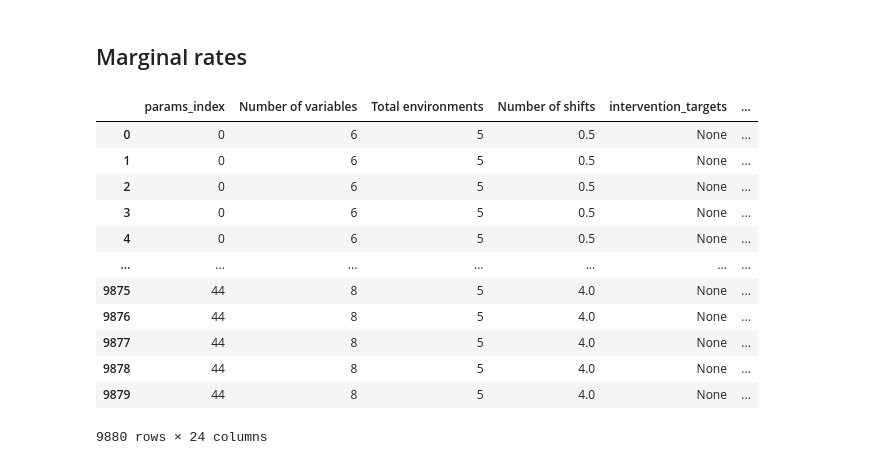
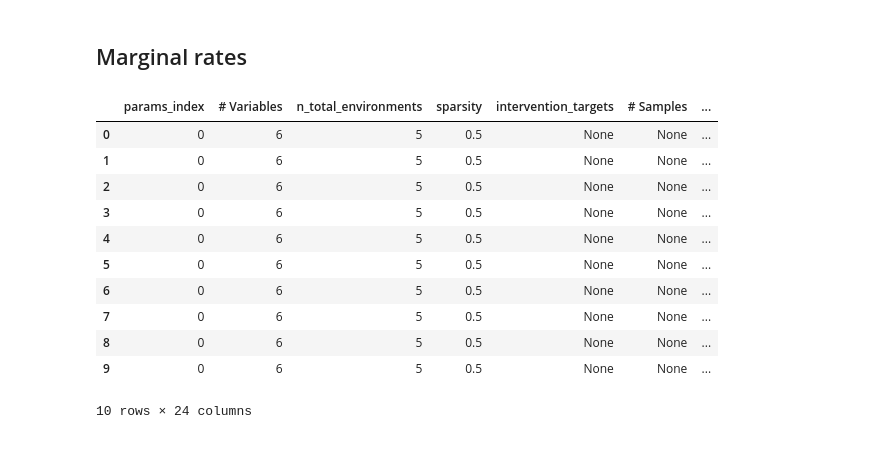
Before and after one commit to rflperry/sparse_shift, a Jupyter notebook: experiments/main_simulations/plot_oracle_rates.ipynb, the cells around one changed output. Cells and saved outputs as stored; diff of their text form; code cells hidden in the pictures.

```diff
--- a/experiments/main_simulations/plot_oracle_rates.ipynb
+++ b/experiments/main_simulations/plot_oracle_rates.ipynb
@@ -76,29 +78,31 @@ df['Fraction of shifting mechanisms'] = df['sparsity'] / df['n_variables']
 
 df = df.rename(
         {
-            'n_variables': 'Number of variables',
+            'sample_size': '# Samples',
+            'Number of environments': '# Environments',
+            'Fraction of shifting mechanisms': 'Shift fraction',
             'dag_density': 'Edge density',
-            'sparsity': 'Number of shifts',
-            'sample_size': '# samples',
-            'n_total_environments': 'Total environments',
+            'n_variables': '# Variables',
         }, axis=1
     ).replace(
-        {'er': 'Erdos-Renyi', 'ba': 'Hub', 'PC (pool all)': 'Full PC (oracle)'}
+        {
+            'Full PC (oracle)': 'Pooled PC (oracle) [25]',
+            'Min changes (oracle)': 'MSS (oracle)',
+        }
     )
 # %%
-df
+df.head(10)
 # %% [output]
-|  | params_index | Number of variables | Total environments | Number of shifts | intervention_targets | ... |
-| 0 | 0 | 6 | 5 | 0.5 | None | ... |
-| 1 | 0 | 6 | 5 | 0.5 | None | ... |
-| 2 | 0 | 6 | 5 | 0.5 | None | ... |
-| 3 | 0 | 6 | 5 | 0.5 | None | ... |
-| 4 | 0 | 6 | 5 | 0.5 | None | ... |
-| ... | ... | ... | ... | ... | ... | ... |
-| 9875 | 44 | 8 | 5 | 4.0 | None | ... |
-| 9876 | 44 | 8 | 5 | 4.0 | None | ... |
-| 9877 | 44 | 8 | 5 | 4.0 | None | ... |
-| 9878 | 44 | 8 | 5 | 4.0 | None | ... |
-| 9879 | 44 | 8 | 5 | 4.0 | None | ... |
+|  | params_index | # Variables | n_total_environments | sparsity | intervention_targets | # Samples | ... |
+| 0 | 0 | 6 | 5 | 0.5 | None | None | ... |
+| 1 | 0 | 6 | 5 | 0.5 | None | None | ... |
+| 2 | 0 | 6 | 5 | 0.5 | None | None | ... |
+| 3 | 0 | 6 | 5 | 0.5 | None | None | ... |
+| 4 | 0 | 6 | 5 | 0.5 | None | None | ... |
+| 5 | 0 | 6 | 5 | 0.5 | None | None | ... |
+| 6 | 0 | 6 | 5 | 0.5 | None | None | ... |
+| 7 | 0 | 6 | 5 | 0.5 | None | None | ... |
+| 8 | 0 | 6 | 5 | 0.5 | None | None | ... |
+| 9 | 0 | 6 | 5 | 0.5 | None | None | ... |
-9880 rows × 24 columns
+10 rows × 24 columns
 # %%
```
Also changed, not shown: parts of 2 cells of this notebook, 13 other files.
